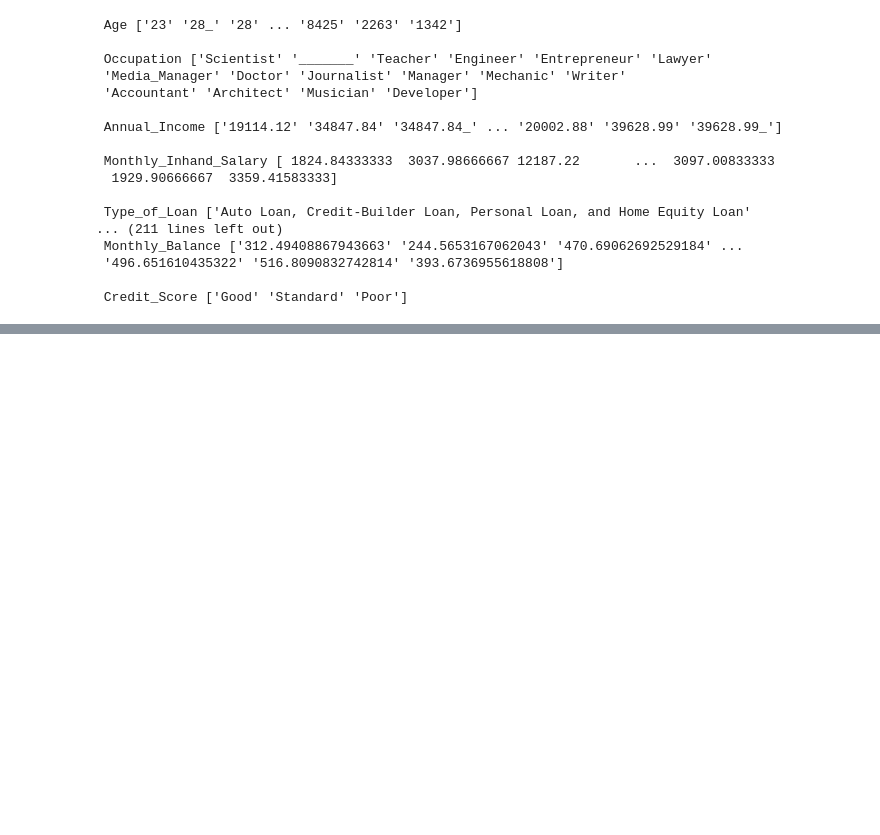
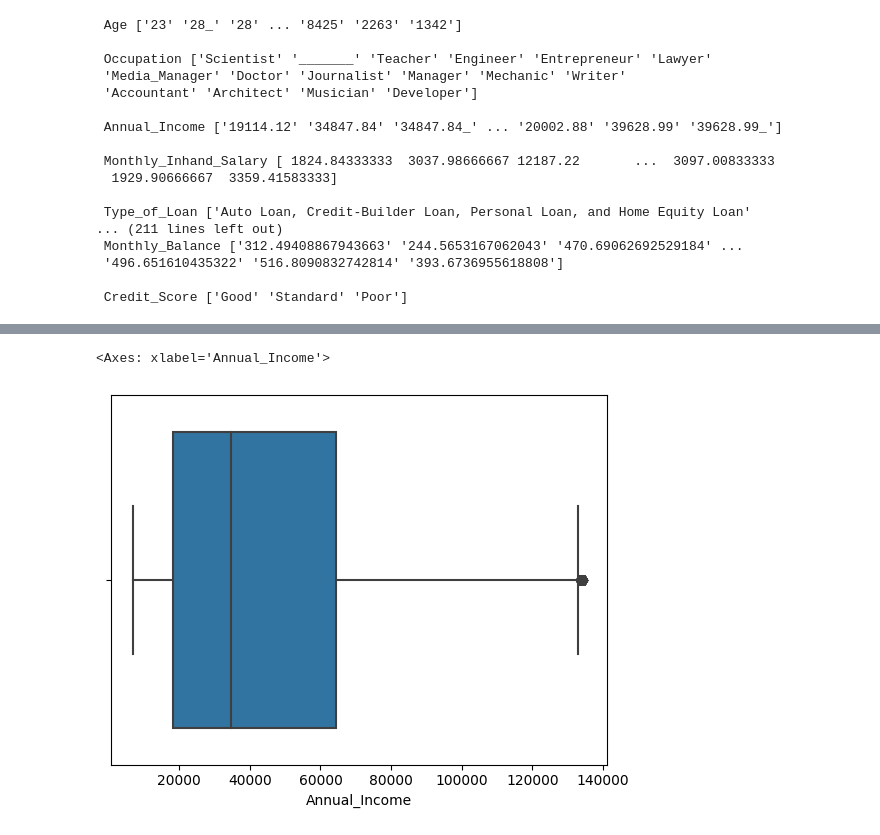
Before and after one commit to amaboh/Machine_learning_in_finance, a Jupyter notebook: Credit score/Credit score.ipynb, the cells around one changed output, grey strips where cells are left out. Saved outputs shown, nothing was run; the diff lists cells and outputs as text; code cells hidden in the pictures; blank space fills up the shorter version.

Commit message:
data cleaning and EDA

```diff
--- a/Credit score/Credit score.ipynb
+++ b/Credit score/Credit score.ipynb
@@ -178,0 +188,9 @@ drop_na['Payment_Behaviour'] = drop_na['Payment_Behaviour'].astype(str).str.repl
+# %%
+#Transform object data type to float
+
+col_int2 = ['Age', 'Delay_from_due_date','Num_of_Delayed_Payment','Outstanding_Debt',
+           'Total_EMI_per_month','Monthly_Balance','Payment_Behaviour','Credit_History_Age','Annual_Income']
+
+for i in col_int2:
+    drop_na[i] = drop_na[i].astype(float)
+drop_na.dtypes
@@ -178,0 +214,13 @@ drop_na['Payment_Behaviour'] = drop_na['Payment_Behaviour'].astype(str).str.repl
+# %%
+# Transform the target data to numerical
+drop_na['Credit_Score'] = drop_na['Credit_Score'].str.replace('Good', '3', n=-1)
+drop_na['Credit_Score'] = drop_na['Credit_Score'].str.replace('Standard', '2', n=-1)
+drop_na['Credit_Score'] = drop_na['Credit_Score'].str.replace('Poor', '1', n=-1)
+drop_na['Credit_Score'] = drop_na[['Credit_Score']].apply(pd.to_numeric)
+
+drop_na['Credit_Score'] = drop_na[['Credit_Score']].apply(pd.to_numeric)
+drop_na['Payment_of_Min_Amount'] = drop_na['Payment_of_Min_Amount'].str.replace('NM','0')
+drop_na['Payment_of_Min_Amount'] = drop_na['Payment_of_Min_Amount'].str.replace('Yes','1')
+drop_na['Payment_of_Min_Amount'] = drop_na['Payment_of_Min_Amount'].str.replace('No','2')
+drop_na['Payment_of_Min_Amount'] = drop_na[['Payment_of_Min_Amount']].apply(pd.to_numeric)
+drop_na
@@ -178,0 +290,2 @@ drop_na['Payment_Behaviour'] = drop_na['Payment_Behaviour'].astype(str).str.repl
+# %%
+df_cleaned = drop_na
@@ -178,0 +304,9 @@ drop_na['Payment_Behaviour'] = drop_na['Payment_Behaviour'].astype(str).str.repl
+# %%
+#Drop outlier by IQR
+Q1 = df_cleaned.Annual_Income.quantile(0.25)
+Q3 = df_cleaned.Annual_Income.quantile(0.75)
+IQR = Q3 - Q1
+
+df_cleaned = df_cleaned.drop(df_cleaned.loc[df_cleaned['Annual_Income'] > (Q3 + 1.5 * IQR)].index)
+df_cleaned = df_cleaned.drop(df_cleaned.loc[df_cleaned['Annual_Income']<(Q1-1.5*IQR)].index)
+df_cleaned
@@ -178,0 +327,5 @@ drop_na['Payment_Behaviour'] = drop_na['Payment_Behaviour'].astype(str).str.repl
+# %%
+sns.boxplot(x=df_cleaned['Annual_Income'])
+# %% [output]
+<Axes: xlabel='Annual_Income'>
+[figure, added]
```
Also changed, not shown: parts of 11 cells of this notebook.
